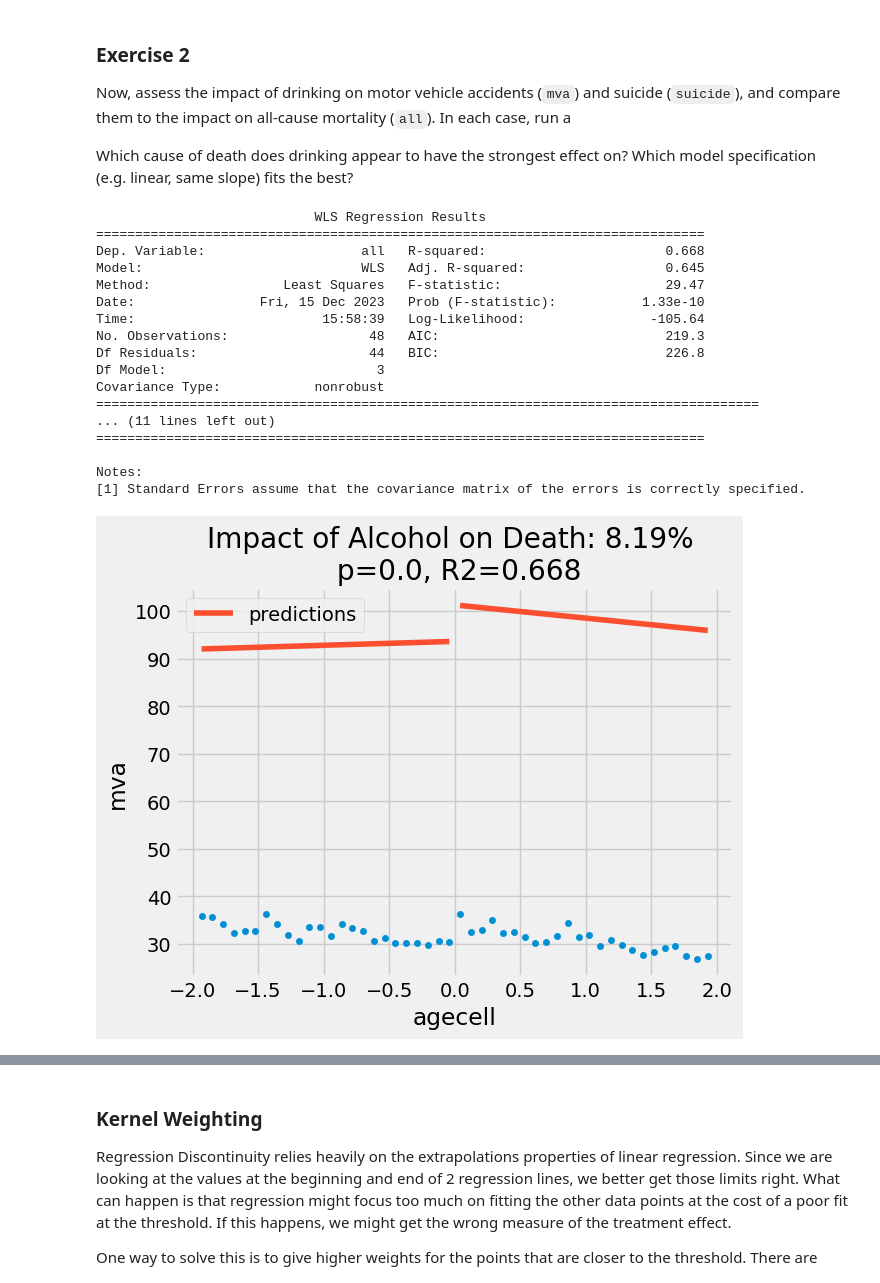
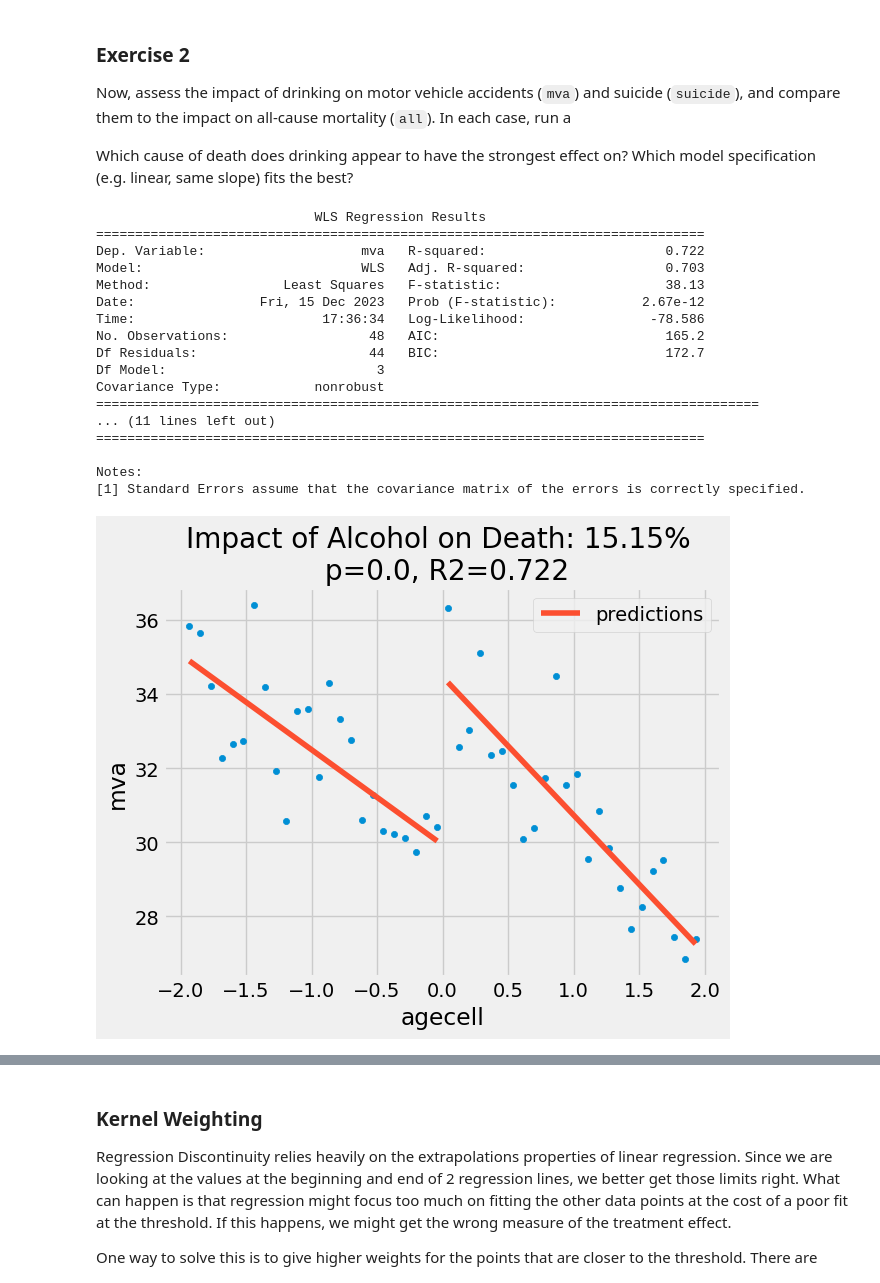
Before and after one commit to mizukihiruma/QM2, a Jupyter notebook: notebooks/W10. Regression Discontinuity.ipynb, the cells around one changed output, grey strips where cells are left out. Saved outputs shown, nothing was run; the diff lists cells and outputs as text; code cells hidden in the pictures.

```diff
--- a/notebooks/W10. Regression Discontinuity.ipynb
+++ b/notebooks/W10. Regression Discontinuity.ipynb
@@ -290,30 +289,30 @@ Which cause of death does drinking appear to have the strongest effect on? Which
 # %%
 rdd_df = drinking.assign(threshold=(drinking["agecell"] > 0).astype(int))
 var='mva'
-model = smf.wls("all~ agecell * threshold", rdd_df).fit()
-print(model.summary())
+model_mva = smf.wls(f"{var}~ agecell * threshold", rdd_df).fit()
+print(model_mva.summary())
 
-ate_pct = 100*((model.params["threshold"] + model.params["Intercept"])/model.params["Intercept"] - 1)
-ax = drinking.plot.scatter(x="agecell", y="mva", color="C0")
-drinking.assign(predictions=model.fittedvalues).plot(x="agecell", y="predictions", ax=ax, color="C1")
-plt.title(f"Impact of Alcohol on Death: {np.round(ate_pct, 2)}% \n p={np.round(model.pvalues['threshold'], 3)}, R2={np.round(model.rsquared, 3)}")
+ate_pct = 100*((model_mva.params["threshold"] + model_mva.params["Intercept"])/model_mva.params["Intercept"] - 1)
+ax = drinking.plot.scatter(x="agecell", y=var, color="C0")
+drinking.assign(predictions=model_mva.fittedvalues).plot(x="agecell", y="predictions", ax=ax, color="C1")
+plt.title(f"Impact of Alcohol on Death: {np.round(ate_pct, 2)}% \n p={np.round(model_mva.pvalues['threshold'], 3)}, R2={np.round(model_mva.rsquared, 3)}")
 plt.show()
 # %% [output]
                             WLS Regression Results
 ==============================================================================
-Dep. Variable:                    all   R-squared:                       0.668
-Model:                            WLS   Adj. R-squared:                  0.645
-Method:                 Least Squares   F-statistic:                     29.47
-Date:                Fri, 15 Dec 2023   Prob (F-statistic):           1.33e-10
-Time:                        15:58:39   Log-Likelihood:                -105.64
-No. Observations:                  48   AIC:                             219.3
-Df Residuals:                      44   BIC:                             226.8
+Dep. Variable:                    mva   R-squared:                       0.722
+Model:                            WLS   Adj. R-squared:                  0.703
+Method:                 Least Squares   F-statistic:                     38.13
+Date:                Fri, 15 Dec 2023   Prob (F-statistic):           2.67e-12
+Time:                        17:36:34   Log-Likelihood:                -78.586
+No. Observations:                  48   AIC:                             165.2
+Df Residuals:                      44   BIC:                             172.7
 Df Model:                           3
 Covariance Type:            nonrobust
 =====================================================================================
 ... (11 lines left out)
 ==============================================================================
 
 Notes:
 [1] Standard Errors assume that the covariance matrix of the errors is correctly specified.
-[figure, old version]
+[figure, new version]
```
Also changed, not shown: parts of 5 cells of this notebook.
